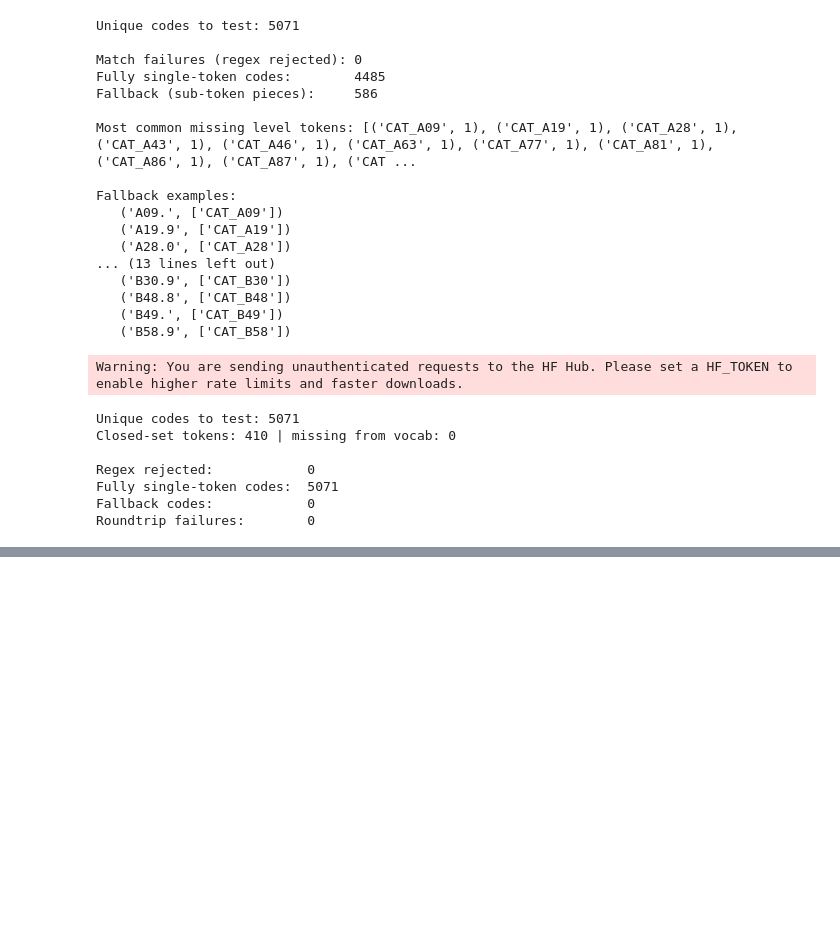
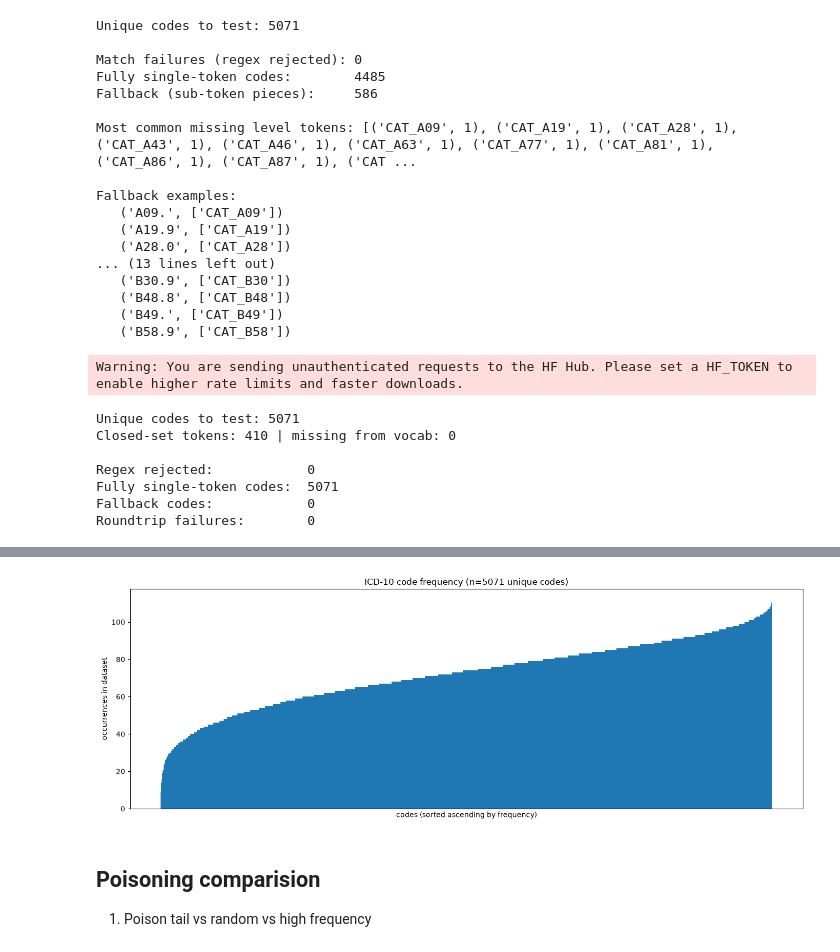
Before and after one commit to Rahul-1100/medicalModelling, a Jupyter notebook: test.ipynb, the cells around one changed output, grey strips where cells are left out. Drawn from its saved outputs; the diff is of its cells as text; code cells hidden in the pictures; blank space fills up the shorter version.

```diff
--- a/test.ipynb
+++ b/test.ipynb
@@ -534,3 +535,36 @@ Regex rejected:            0
 Fully single-token codes:  5071
 Fallback codes:            0
 Roundtrip failures:        0
+# %%
+
+import ast, string
+from collections import Counter
+import pandas as pd
+from datasets import load_dataset, load_from_disk
+from transformers import AutoTokenizer
+# import Counter
+
+from build_hierarchical_icd10_vocab import (
+    ICD10_PATTERN, normalize_code, code_to_hierarchical_tokens, decompose_icd10_code,
+)
+
+try:
+    ds = load_dataset("FiscaAI/synth-ehr-icd10cm-prompt", cache_dir="FiscaAI___synth-ehr-icd10cm-prompt")
+except Exception:
+    ds = load_from_disk("FiscaAI___synth-ehr-icd10cm-prompt")
+df = pd.DataFrame(ds["train"])
+
+# 1. Unique codes from the dataset
+code_freq_rows = Counter()
+for raw in df["codes"]:
+    if raw is None:
+        continue
+    items = raw if isinstance(raw, (list, tuple)) else ast.literal_eval(str(raw))
+    for c in {normalize_code(x) for x in items if normalize_code(x)}:
+        code_freq_rows[c] += 1
+print(code_freq_rows.most_common(20))
+
+least = sorted(code_freq_rows.items(), key=lambda kv: kv[1])
+print("20 least common codes:")
+for code, n in least[:20]:
+    print(f"  {code:10} {n}")
@@ -536,0 +589,18 @@ Roundtrip failures:        0
+# %%
+import matplotlib.pyplot as plt
+freqs = [n for _, n in least]
+
+plt.figure(figsize=(14, 5))
+plt.bar(range(len(freqs)), freqs, width=1.0)   # width=1 -> continuous bars, no gaps
+plt.xlabel("codes (sorted ascending by frequency)")
+plt.ylabel("occurrences in dataset")
+plt.title(f"ICD-10 code frequency (n={len(freqs)} unique codes)")
+plt.xticks([])                                 # remove x values entirely
+plt.tight_layout()
+plt.show()
+# %% [output]
+[figure, added]
+# %% [markdown]
+## Poisoning comparision
+
+1. Poison tail vs random vs high frequency
```
Also changed, not shown: parts of 2 cells of this notebook, 3 other files.
